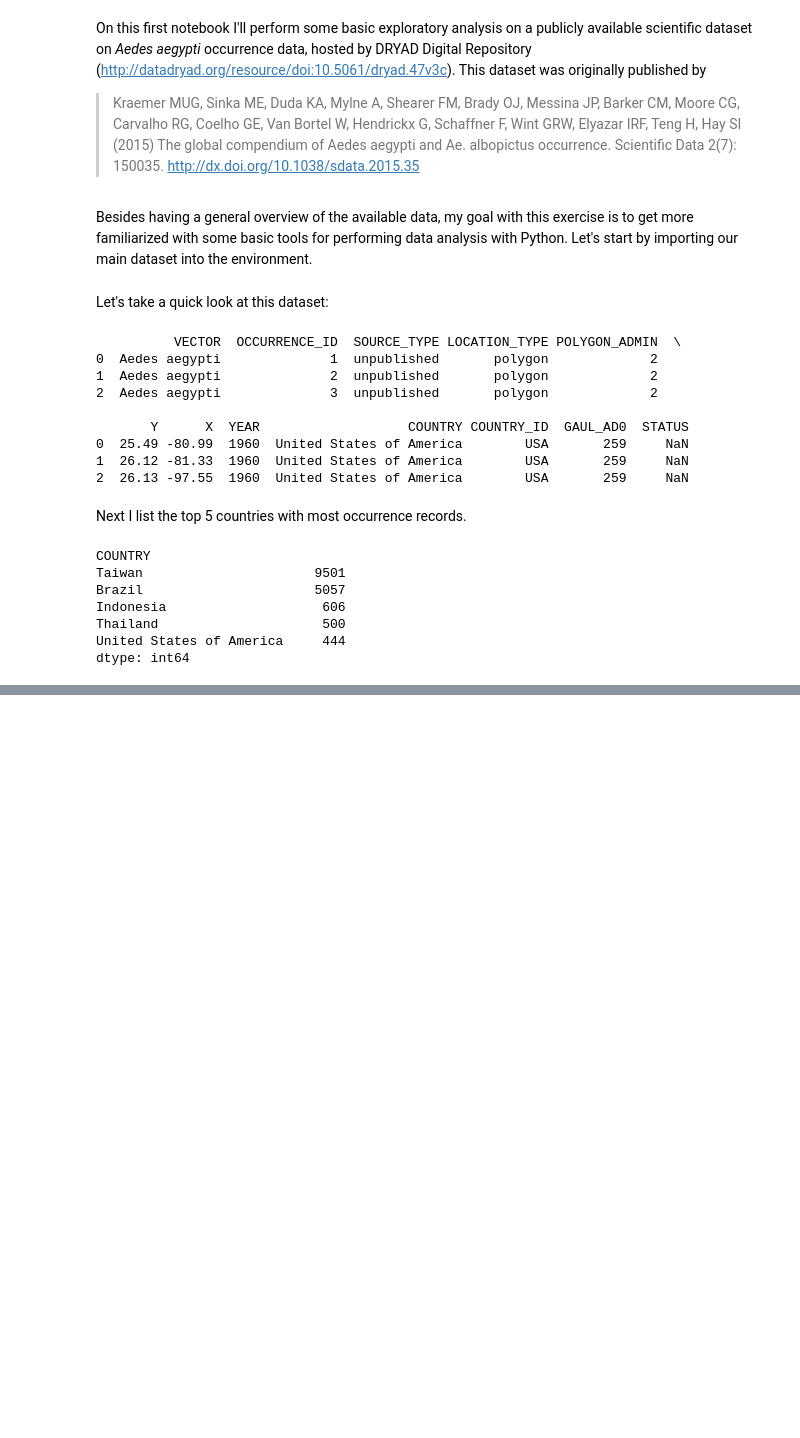
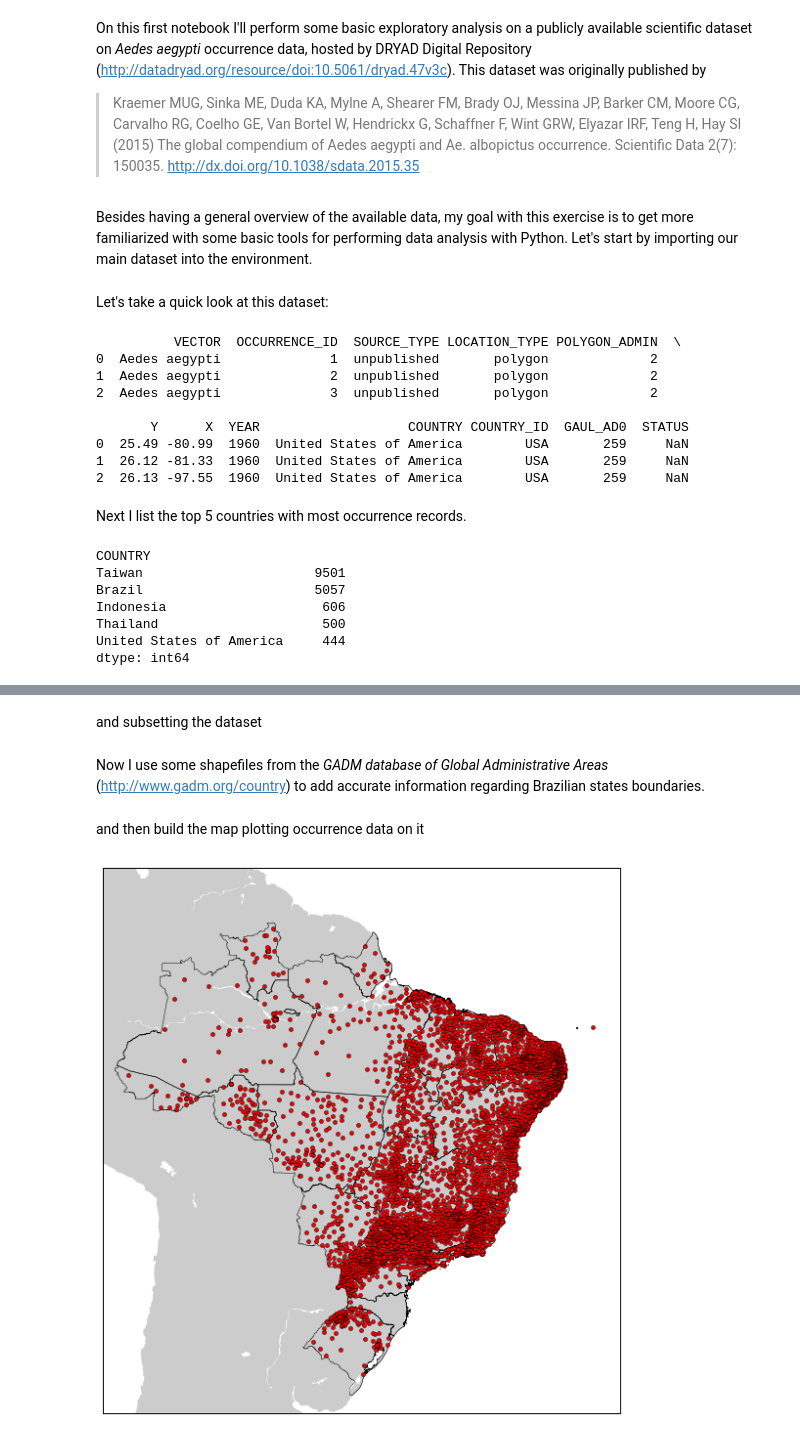
Before and after one commit to pedrosiracusa/arbovirus, a Jupyter notebook: exploring_aedes_occurrence.ipynb, the cells around one changed output, grey strips where cells are left out. Cells and saved outputs as stored; diff of their text form; code cells hidden in the pictures; blank space fills up the shorter version.

Commit message:
added first map plot

```diff
--- a/exploring_aedes_occurrence.ipynb
+++ b/exploring_aedes_occurrence.ipynb
@@ -14,3 +11,12 @@ import pandas as pd
+# %%
+import urllib
+import matplotlib as mpl
+import matplotlib.pyplot as plt
+import numpy as np
+import pandas as pd
+
+% matplotlib inline
+plt.rcParams['figure.figsize'] = (20, 10)
 # %%
 aegypti_data_url='http://datadryad.org/bitstream/handle/10255/dryad.88853/aegypti.csv?sequence=1'
 
@@ -51,2 +65,6 @@ As I'm mostly interested on the vector geographic range in Brazil, let's work wi
+# %% [markdown]
+and subsetting the dataset
 # %%
 aegypti_dataset_br = aegypti_dataset[aegypti_dataset.COUNTRY=='Brazil']
+# %% [markdown]
+Now I use some shapefiles from the *GADM database of Global Administrative Areas* (http://www.gadm.org/country) to add accurate information regarding Brazilian states boundaries.
@@ -52,0 +82,19 @@ aegypti_dataset_br = aegypti_dataset[aegypti_dataset.COUNTRY=='Brazil']
+# %% [markdown]
+and then build the map plotting occurrence data on it
+# %%
+map = Basemap( projection='merc',
+                 llcrnrlat=-35, llcrnrlon=-75,
+                 urcrnrlat=10, urcrnrlon=-30,
+                 lat_ts=20, resolution='l')
+
+map.fillcontinents()
+
+shp = map.readshapefile('./shapefiles/BRA_adm1', 'states', drawbounds=True)
+
+aegypti_coords = aegypti_dataset_br[['X', 'Y']]
+x, y = map(aegypti_coords['X'].values, aegypti_coords['Y'].values)
+map.plot(x,y,'ro', markersize=4)
+
+plt.show()
+# %% [output]
+[figure, added]
```
Also changed, not shown: parts of 6 cells of this notebook.
